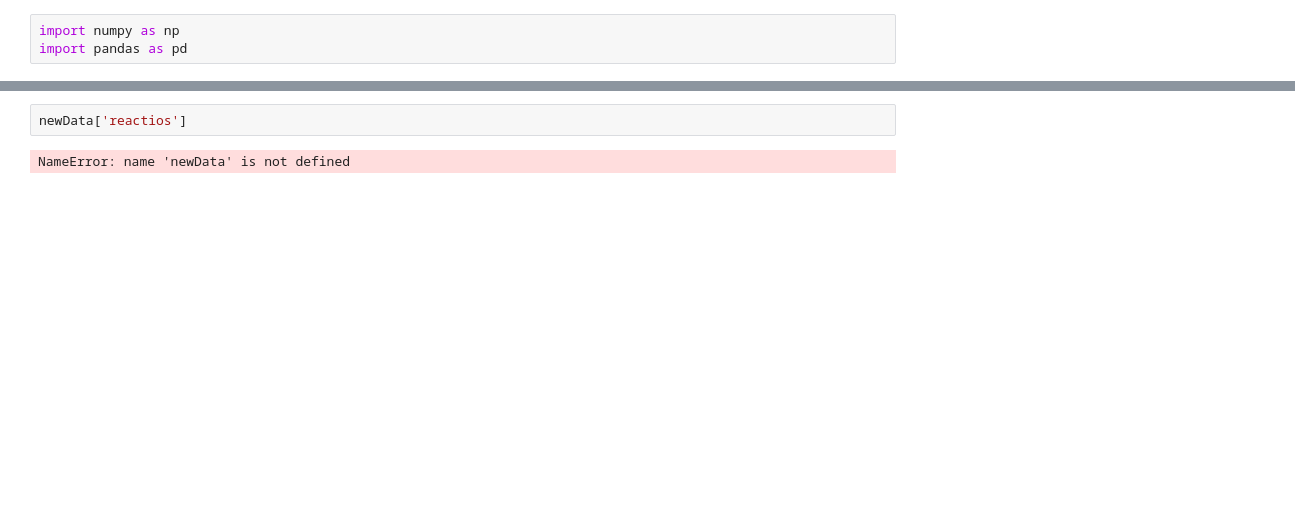
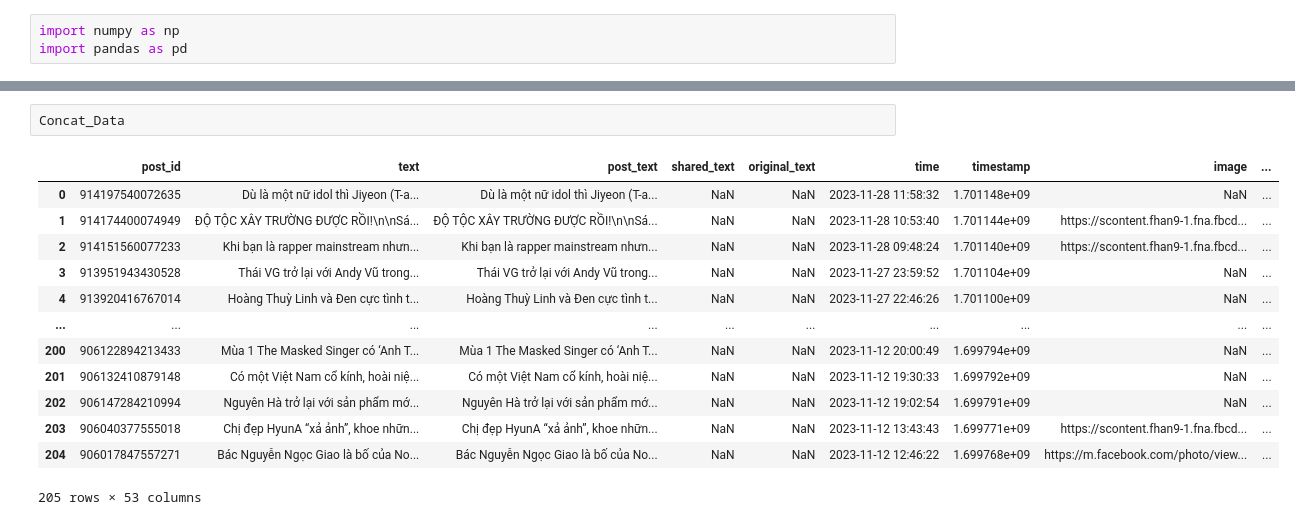
Before and after one commit to quyencanh203/final_project, a Jupyter notebook: concatData.ipynb, the cells around one changed output, grey strips where cells are left out. Cells and saved outputs as stored; diff of their text form; blank space fills up the shorter version.

```diff
--- a/concatData.ipynb
+++ b/concatData.ipynb
@@ -101,4 +143,16 @@ newData
-# %%
-newData['reactios']
-# %% [output]
-NameError: name 'newData' is not defined
+# %%
+Concat_Data
+# %% [output]
+|  | post_id | text | post_text | shared_text | original_text | time | timestamp | image | ... |
+| 0 | 914197540072635 | Dù là một nữ idol thì Jiyeon (T-a... | Dù là một nữ idol thì Jiyeon (T-a... | NaN | NaN | 2023-11-28 11:58:32 | 1.701148e+09 | NaN | ... |
+| 1 | 914174400074949 | ĐỘ TỘC XÂY TRƯỜNG ĐƯỢC RỒI!\n\nSá... | ĐỘ TỘC XÂY TRƯỜNG ĐƯỢC RỒI!\n\nSá... | NaN | NaN | 2023-11-28 10:53:40 | 1.701144e+09 | https://scontent.fhan9-1.fna.fbcd... | ... |
+| 2 | 914151560077233 | Khi bạn là rapper mainstream nhưn... | Khi bạn là rapper mainstream nhưn... | NaN | NaN | 2023-11-28 09:48:24 | 1.701140e+09 | https://scontent.fhan9-1.fna.fbcd... | ... |
+| 3 | 913951943430528 | Thái VG trở lại với Andy Vũ trong... | Thái VG trở lại với Andy Vũ trong... | NaN | NaN | 2023-11-27 23:59:52 | 1.701104e+09 | NaN | ... |
+| 4 | 913920416767014 | Hoàng Thuỳ Linh và Đen cực tình t... | Hoàng Thuỳ Linh và Đen cực tình t... | NaN | NaN | 2023-11-27 22:46:26 | 1.701100e+09 | NaN | ... |
+| ... | ... | ... | ... | ... | ... | ... | ... | ... | ... |
+| 200 | 906122894213433 | Mùa 1 The Masked Singer có ‘Anh T... | Mùa 1 The Masked Singer có ‘Anh T... | NaN | NaN | 2023-11-12 20:00:49 | 1.699794e+09 | NaN | ... |
+| 201 | 906132410879148 | Có một Việt Nam cổ kính, hoài niệ... | Có một Việt Nam cổ kính, hoài niệ... | NaN | NaN | 2023-11-12 19:30:33 | 1.699792e+09 | NaN | ... |
+| 202 | 906147284210994 | Nguyên Hà trở lại với sản phẩm mớ... | Nguyên Hà trở lại với sản phẩm mớ... | NaN | NaN | 2023-11-12 19:02:54 | 1.699791e+09 | NaN | ... |
+| 203 | 906040377555018 | Chị đẹp HyunA “xả ảnh”, khoe nhữn... | Chị đẹp HyunA “xả ảnh”, khoe nhữn... | NaN | NaN | 2023-11-12 13:43:43 | 1.699771e+09 | https://scontent.fhan9-1.fna.fbcd... | ... |
+| 204 | 906017847557271 | Bác Nguyễn Ngọc Giao là bố của No... | Bác Nguyễn Ngọc Giao là bố của No... | NaN | NaN | 2023-11-12 12:46:22 | 1.699768e+09 | https://m.facebook.com/photo/view... | ... |
+205 rows × 53 columns
```
Also changed, not shown: parts of 15 cells of this notebook, 9 other files.
